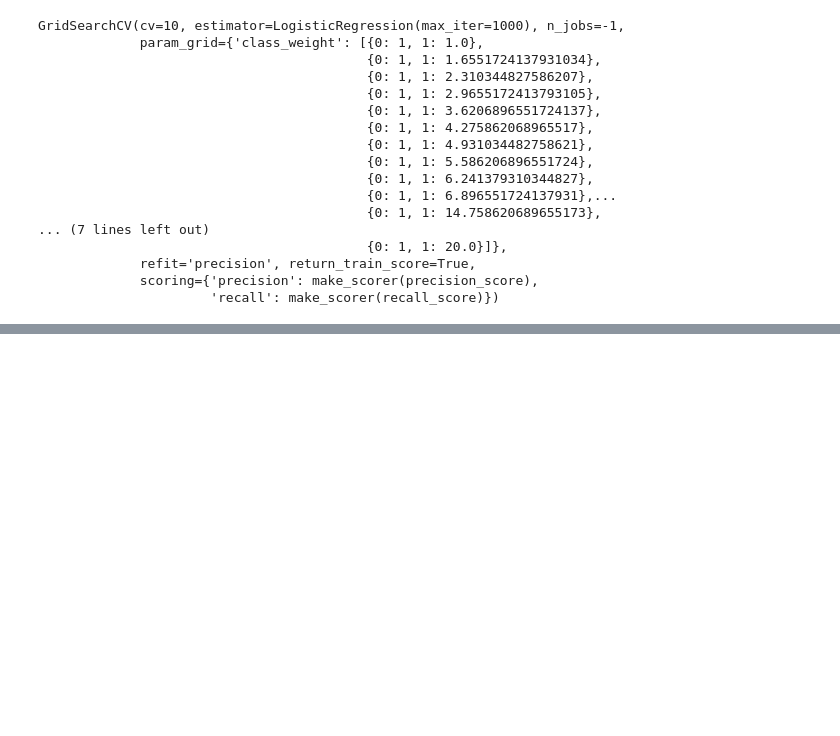
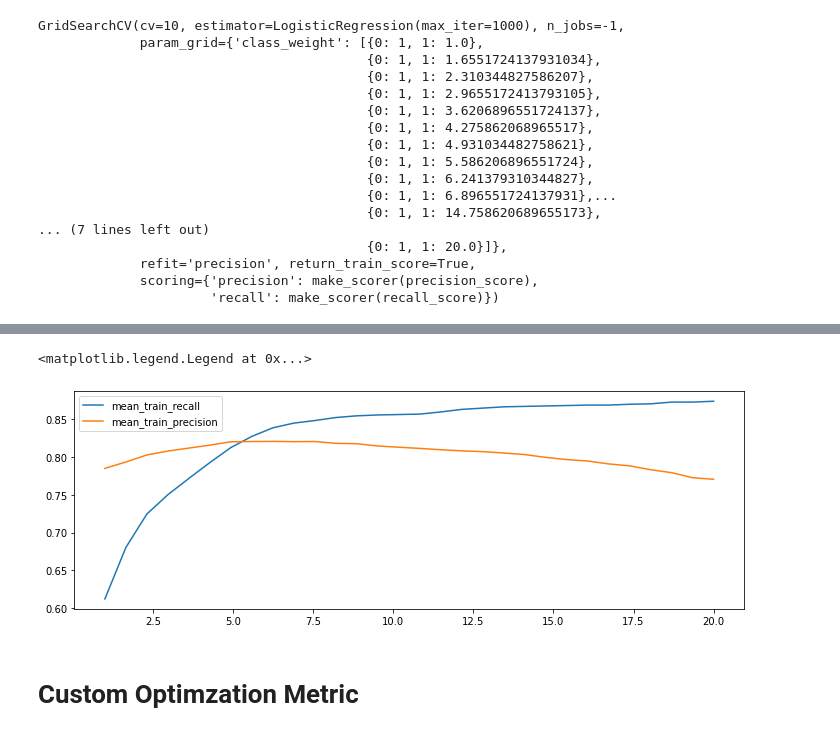
Before and after one commit to Farooq-azam-khan/sklearn-datascience, a Jupyter notebook: src/metrics.ipynb, the cells around one changed output, grey strips where cells are left out. Drawn from its saved outputs; the diff is of its cells as text; code cells hidden in the pictures; blank space fills up the shorter version.

```diff
--- a/src/metrics.ipynb
+++ b/src/metrics.ipynb
@@ -156,0 +149,11 @@ plt.legend()
+# %%
+plt.figure(figsize=(12,4))
+df = pd.DataFrame(grid_metric.cv_results_)
+for score in ['mean_train_recall', 'mean_train_precision']:
+    plt.plot([_[1] for _ in df['param_class_weight']], df[score],label=score)
+plt.legend()
+# %% [output]
+<matplotlib.legend.Legend at 0x...>
+[figure, added]
+# %% [markdown]
+# Custom Optimzation Metric
```
Also changed, not shown: parts of 7 cells of this notebook, 1 other file.
